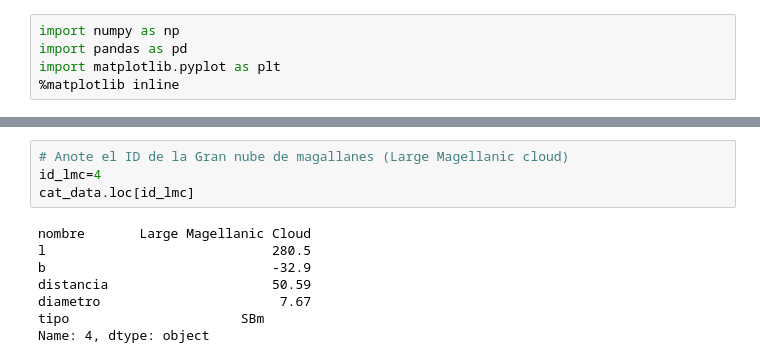
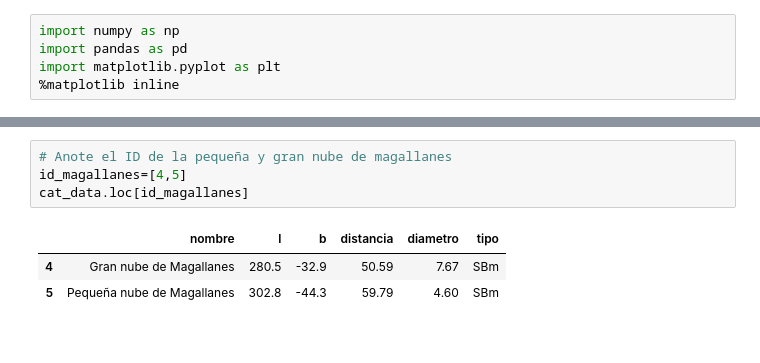
Before and after one commit to rpmunoz/PentaUC, a Jupyter notebook: Astronomia era informacion/Talleres/Taller 6 - Grupo local.ipynb, the cells around one changed output, grey strips where cells are left out. Cells and saved outputs as stored; diff of their text form.

```diff
--- a/Astronomia era informacion/Talleres/Taller 6 - Grupo local.ipynb
+++ b/Astronomia era informacion/Talleres/Taller 6 - Grupo local.ipynb
@@ -85,14 +91,10 @@ plot_mwd(cat_data['l'], cat_data['b'], label=cat_data['nombre'], label_id=id_and
 # %%
-# Anote el ID de la Gran nube de magallanes (Large Magellanic cloud)
-id_lmc=4
-cat_data.loc[id_lmc]
+# Anote el ID de la pequeña y gran nube de magallanes
+id_magallanes=[4,5]
+cat_data.loc[id_magallanes]
 # %% [output]
-nombre       Large Magellanic Cloud
-l                             280.5
-b                             -32.9
-distancia                     50.59
-diametro                       7.67
-tipo                      SBm
-Name: 4, dtype: object
+|  | nombre | l | b | distancia | diametro | tipo |
+| 4 | Gran nube de Magallanes | 280.5 | -32.9 | 50.59 | 7.67 | SBm |
+| 5 | Pequeña nube de Magallanes | 302.8 | -44.3 | 59.79 | 4.60 | SBm |
 # %%
 #
```
Also changed, not shown: parts of 6 cells of this notebook.
